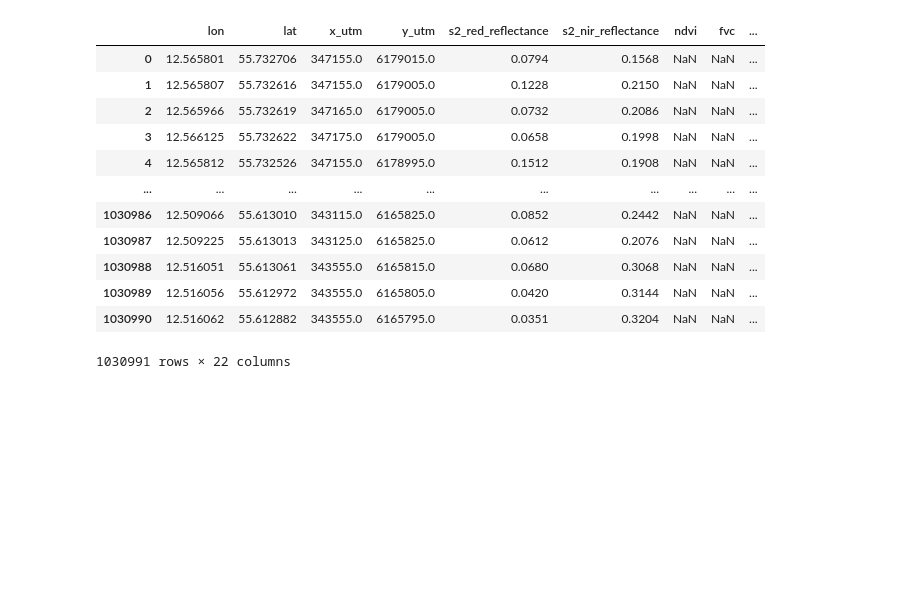
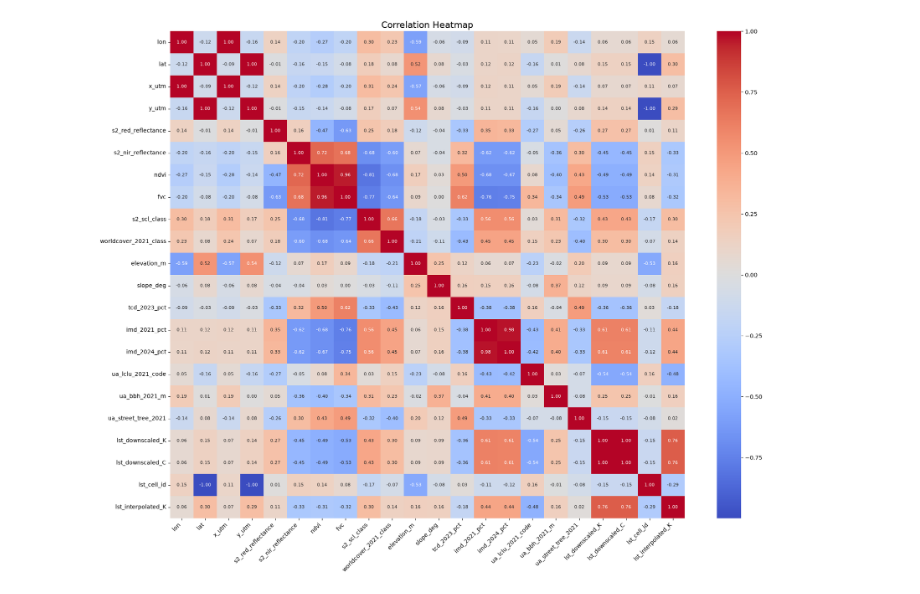
Before and after one commit to Inpatch/Esa_case, a Jupyter notebook: notebooks/test_books/test_master10m.ipynb, the cells around one changed output. Saved outputs shown, nothing was run; the diff lists cells and outputs as text; code cells hidden in the pictures; blank space fills up the shorter version.

```diff
--- a/notebooks/test_books/test_master10m.ipynb
+++ b/notebooks/test_books/test_master10m.ipynb
@@ -16,19 +34,27 @@ df = pd.read_csv("data/raw/esa/matas_data/Merged/master_10m.csv")
 # %%
 import matplotlib.pyplot as plt
+import seaborn as sns
+def plot_corr_heatmap(df):
+    corr = df.corr(numeric_only=True)
 
-plt.matshow(df.corr())
-plt.show()
+    plt.figure(figsize=(18, 14))
+
+    sns.heatmap(
+        corr,
+        annot=True,
+        fmt=".2f",
+        cmap="coolwarm",
+        annot_kws={"size": 8},
+        square=False
+    )
+
+    plt.xticks(rotation=45, ha="right", fontsize=10)
+    plt.yticks(fontsize=10)
+    plt.title("Correlation Heatmap", fontsize=16)
+
+    plt.tight_layout()
+    plt.show()
-# %% [output]
-|  | lon | lat | x_utm | y_utm | s2_red_reflectance | s2_nir_reflectance | ndvi | fvc | ... |
-| 0 | 12.565801 | 55.732706 | 347155.0 | 6179015.0 | 0.0794 | 0.1568 | NaN | NaN | ... |
-| 1 | 12.565807 | 55.732616 | 347155.0 | 6179005.0 | 0.1228 | 0.2150 | NaN | NaN | ... |
-| 2 | 12.565966 | 55.732619 | 347165.0 | 6179005.0 | 0.0732 | 0.2086 | NaN | NaN | ... |
-| 3 | 12.566125 | 55.732622 | 347175.0 | 6179005.0 | 0.0658 | 0.1998 | NaN | NaN | ... |
-| 4 | 12.565812 | 55.732526 | 347155.0 | 6178995.0 | 0.1512 | 0.1908 | NaN | NaN | ... |
-| ... | ... | ... | ... | ... | ... | ... | ... | ... | ... |
-| 1030986 | 12.509066 | 55.613010 | 343115.0 | 6165825.0 | 0.0852 | 0.2442 | NaN | NaN | ... |
-| 1030987 | 12.509225 | 55.613013 | 343125.0 | 6165825.0 | 0.0612 | 0.2076 | NaN | NaN | ... |
-| 1030988 | 12.516051 | 55.613061 | 343555.0 | 6165815.0 | 0.0680 | 0.3068 | NaN | NaN | ... |
-| 1030989 | 12.516056 | 55.612972 | 343555.0 | 6165805.0 | 0.0420 | 0.3144 | NaN | NaN | ... |
-| 1030990 | 12.516062 | 55.612882 | 343555.0 | 6165795.0 | 0.0351 | 0.3204 | NaN | NaN | ... |
-1030991 rows × 22 columns
+# %%
+plot_corr_heatmap(df)
+# %% [output]
+[figure, added]
```
Also changed, not shown: parts of 9 cells of this notebook, 6 other files.
